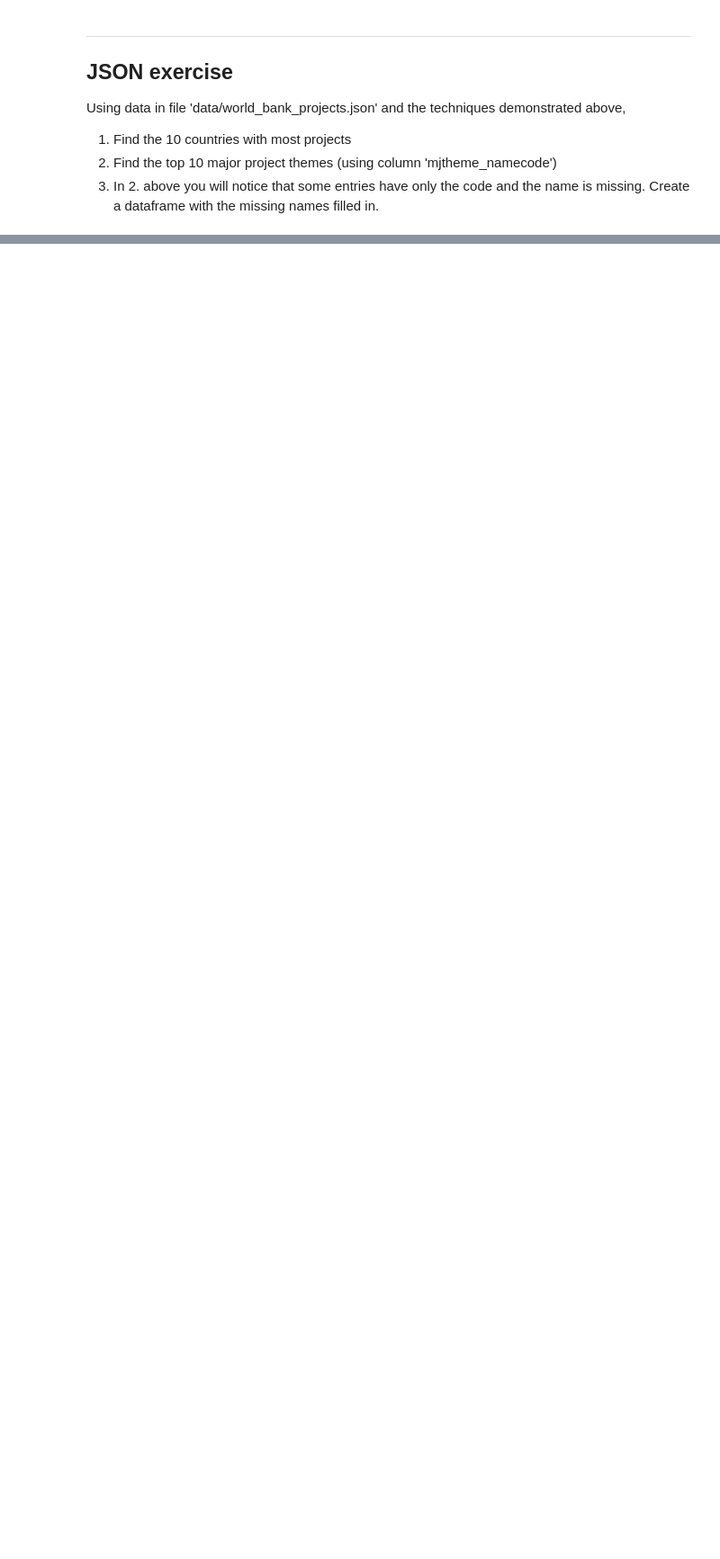
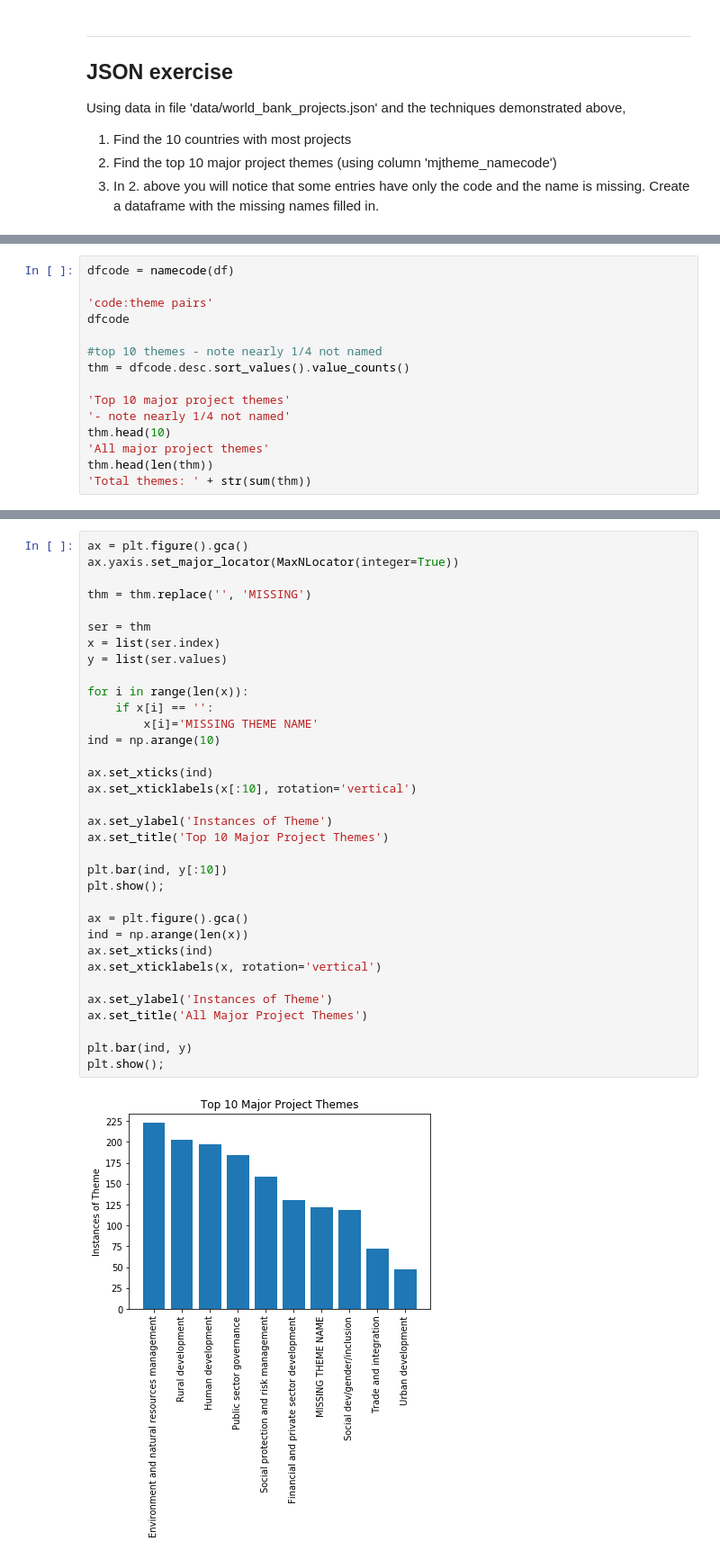
Before and after one commit to bpgpharma/json, a Jupyter notebook: data_wrangling_json/sliderule_dsi_json_exercise-checkpoint.ipynb, the cells around one changed output, grey strips where cells are left out. Shown at 90% size. Saved outputs shown, nothing was run; the diff lists cells and outputs as text; blank space fills up the shorter version.

```diff
--- a/data_wrangling_json/sliderule_dsi_json_exercise-checkpoint.ipynb
+++ b/data_wrangling_json/sliderule_dsi_json_exercise-checkpoint.ipynb
@@ -162,0 +208,15 @@ print('\nFinis!')
+# %%
+dfcode = namecode(df)
+
+'code:theme pairs'
+dfcode
+
+#top 10 themes - note nearly 1/4 not named
+thm = dfcode.desc.sort_values().value_counts()
+
+'Top 10 major project themes'
+'- note nearly 1/4 not named'
+thm.head(10)
+'All major project themes'
+thm.head(len(thm))
+'Total themes: ' + str(sum(thm))
@@ -162,0 +271,36 @@ print('\nFinis!')
+# %%
+ax = plt.figure().gca()
+ax.yaxis.set_major_locator(MaxNLocator(integer=True))
+
+thm = thm.replace('', 'MISSING')
+
+ser = thm
+x = list(ser.index)
+y = list(ser.values)
+
+for i in range(len(x)):
+    if x[i] == '':
+        x[i]='MISSING THEME NAME'
+ind = np.arange(10)
+
+ax.set_xticks(ind)
+ax.set_xticklabels(x[:10], rotation='vertical')
+
+ax.set_ylabel('Instances of Theme')
+ax.set_title('Top 10 Major Project Themes')
+
+plt.bar(ind, y[:10])
+plt.show();
+
+ax = plt.figure().gca()
+ind = np.arange(len(x))
+ax.set_xticks(ind)
+ax.set_xticklabels(x, rotation='vertical')
+
+ax.set_ylabel('Instances of Theme')
+ax.set_title('All Major Project Themes')
+
+plt.bar(ind, y)
+plt.show();
+# %% [output]
+[figure, added]
```
Also changed, not shown: parts of 15 cells of this notebook.
